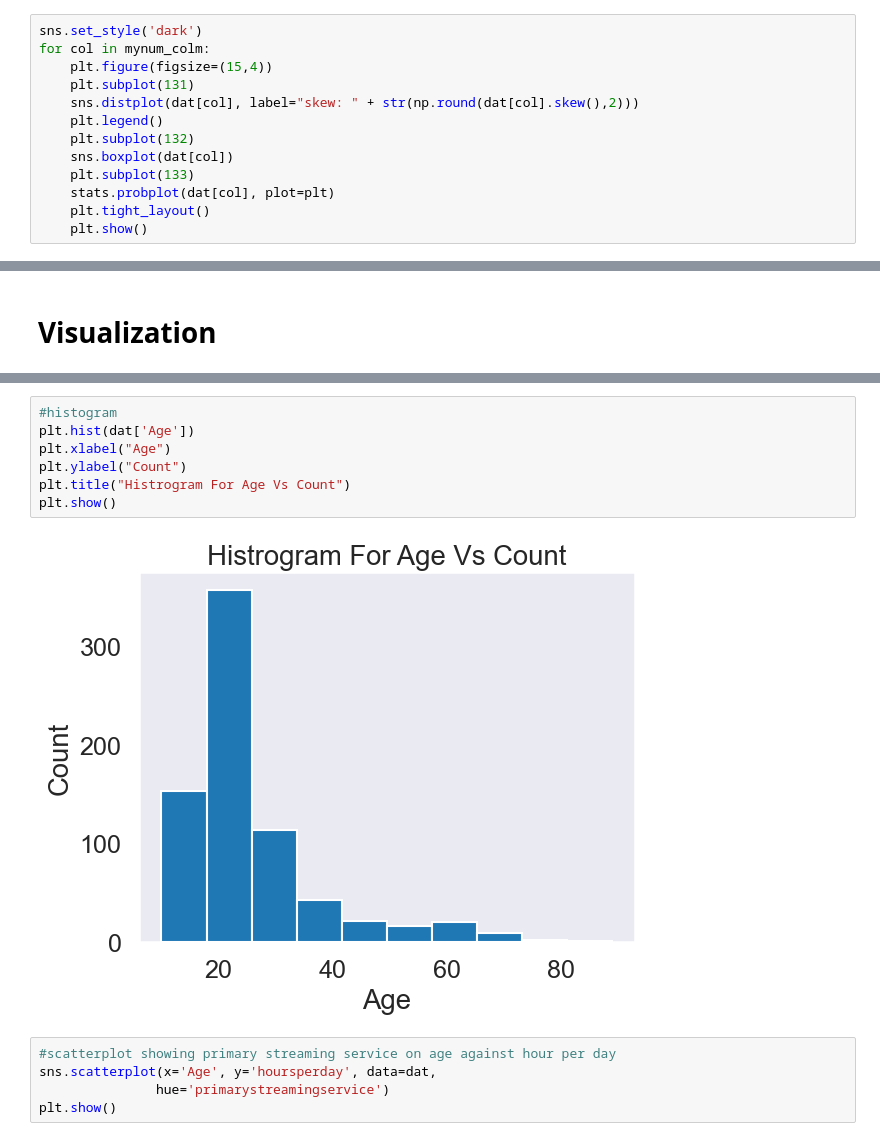
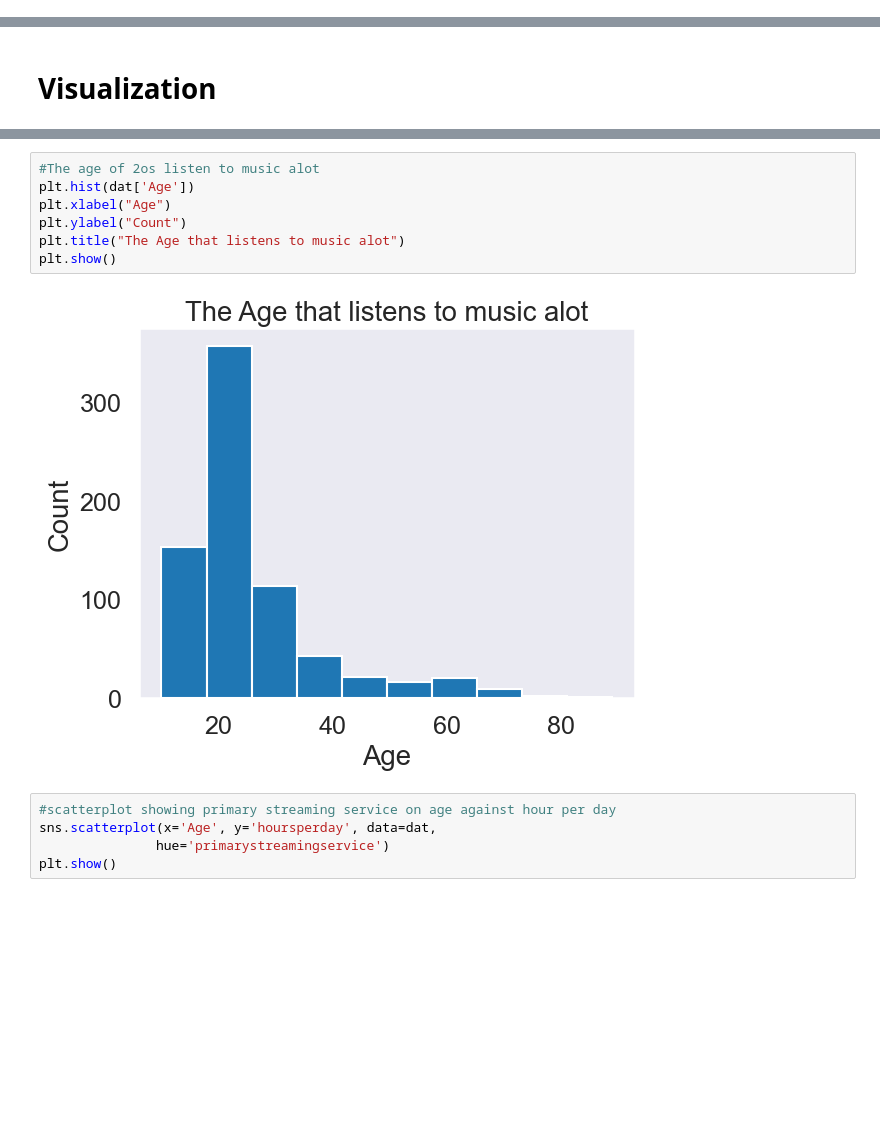
Before and after one commit to FranklinBosire/Music-And-Therapy-Survey, a Jupyter notebook: Music And Therapy Survey.ipynb, the cells around one changed output, grey strips where cells are left out. Saved outputs shown, nothing was run; the diff lists cells and outputs as text; blank space fills up the shorter version.

```diff
--- a/Music And Therapy Survey.ipynb
+++ b/Music And Therapy Survey.ipynb
@@ -420,16 +424,3 @@ plt.show()
 # %%
 #Median imputation
 dat['Age'] = dat['Age'].fillna(dat['Age'].mode()[0])
-# %%
-sns.set_style('dark')
-for col in mynum_colm:
-    plt.figure(figsize=(15,4))
-    plt.subplot(131)
-    sns.distplot(dat[col], label="skew: " + str(np.round(dat[col].skew(),2)))
-    plt.legend()
-    plt.subplot(132)
-    sns.boxplot(dat[col])
-    plt.subplot(133)
-    stats.probplot(dat[col], plot=plt)
-    plt.tight_layout()
-    plt.show()
@@ -602,12 +532,12 @@ plt.show()
 # %%
-#histogram
+#The age of 2os listen to music alot
 plt.hist(dat['Age'])
 plt.xlabel("Age")
 plt.ylabel("Count")
-plt.title("Histrogram For Age Vs Count")
+plt.title("The Age that listens to music alot")
 plt.show()
 # %% [output]
-[figure, old version]
+[figure, new version]
 # %%
 #scatterplot showing primary streaming service on age against hour per day
 sns.scatterplot(x='Age', y='hoursperday', data=dat,
```
Also changed, not shown: parts of 27 cells of this notebook.
